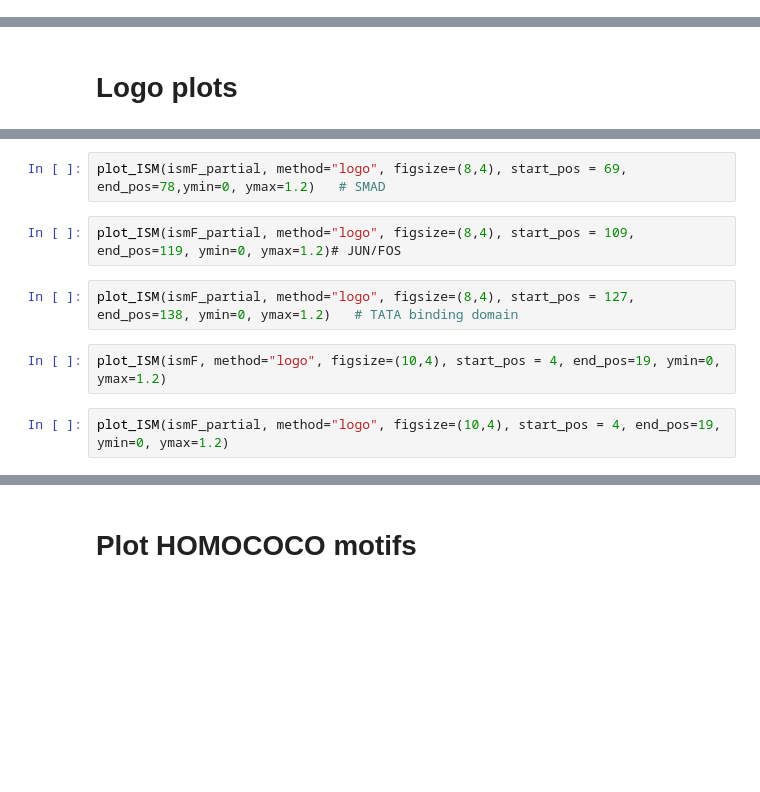
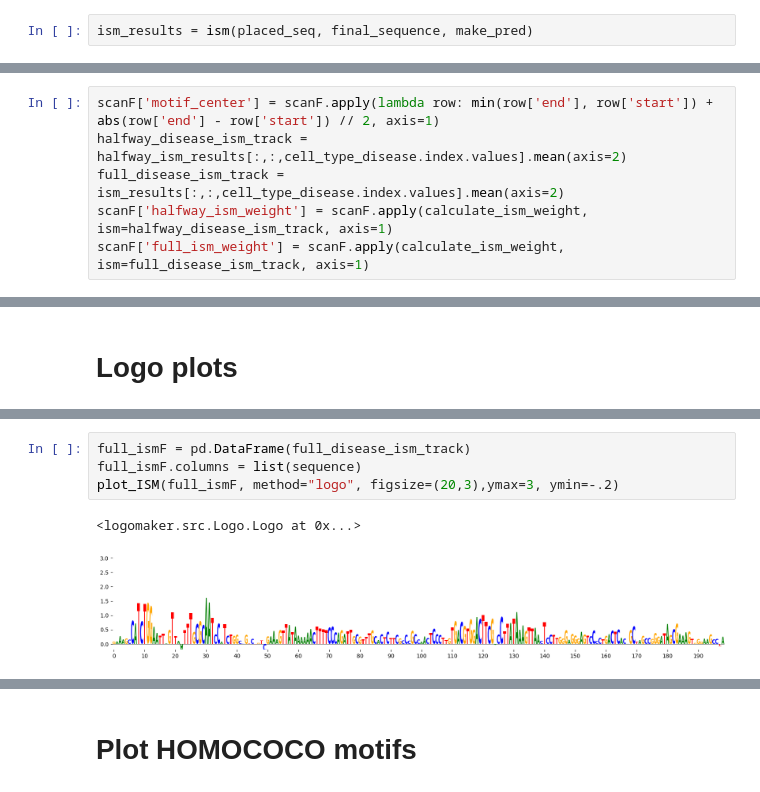
Before and after one commit to Genentech/decima-applications, a Jupyter notebook: notebooks/10_design/1_read.ipynb, the cells around one changed output, grey strips where cells are left out. Saved outputs shown, nothing was run; the diff lists cells and outputs as text; blank space fills up the shorter version.

```diff
--- a/notebooks/10_design/1_read.ipynb
+++ b/notebooks/10_design/1_read.ipynb
@@ -299 +368,3 @@ fibroblast_ism_results = ism(placed_seq, final_sequence, make_pred)
+# %%
+ism_results = ism(placed_seq, final_sequence, make_pred)
 # %%
@@ -366,0 +486,6 @@ scan_halfway = scan_sequences(
+# %%
+scanF['motif_center'] = scanF.apply(lambda row: min(row['end'], row['start']) + abs(row['end'] - row['start']) // 2, axis=1)
+halfway_disease_ism_track = halfway_ism_results[:,:,cell_type_disease.index.values].mean(axis=2)
+full_disease_ism_track = ism_results[:,:,cell_type_disease.index.values].mean(axis=2)
+scanF['halfway_ism_weight'] = scanF.apply(calculate_ism_weight, ism=halfway_disease_ism_track, axis=1)
+scanF['full_ism_weight'] = scanF.apply(calculate_ism_weight, ism=full_disease_ism_track, axis=1)
@@ -510,10 +712,7 @@ plot_ISM(ismF_partial,method="logo", figsize=(8,4), start_pos = 9, end_pos=19, y
-# %%
-plot_ISM(ismF_partial, method="logo", figsize=(8,4), start_pos = 69, end_pos=78,ymin=0, ymax=1.2)   # SMAD
-# %%
-plot_ISM(ismF_partial, method="logo", figsize=(8,4), start_pos = 109, end_pos=119, ymin=0, ymax=1.2)# JUN/FOS
-# %%
-plot_ISM(ismF_partial, method="logo", figsize=(8,4), start_pos = 127, end_pos=138, ymin=0, ymax=1.2)   # TATA binding domain
-# %%
-plot_ISM(ismF, method="logo", figsize=(10,4), start_pos = 4, end_pos=19, ymin=0, ymax=1.2)
-# %%
-plot_ISM(ismF_partial, method="logo", figsize=(10,4), start_pos = 4, end_pos=19, ymin=0, ymax=1.2)
+# %%
+full_ismF = pd.DataFrame(full_disease_ism_track)
+full_ismF.columns = list(sequence)
+plot_ISM(full_ismF, method="logo", figsize=(20,3),ymax=3, ymin=-.2)
+# %% [output]
+<logomaker.src.Logo.Logo at 0x...>
+[figure, added]
```
Also changed, not shown: parts of 76 cells of this notebook.
